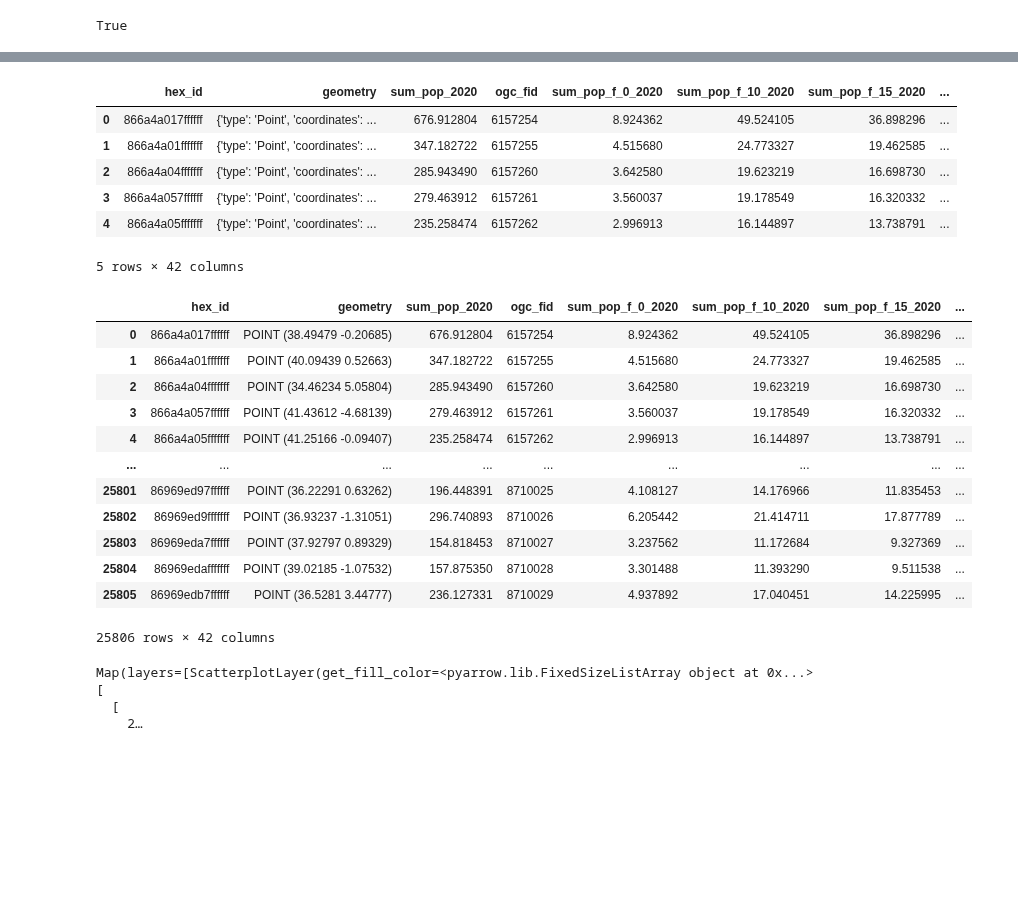
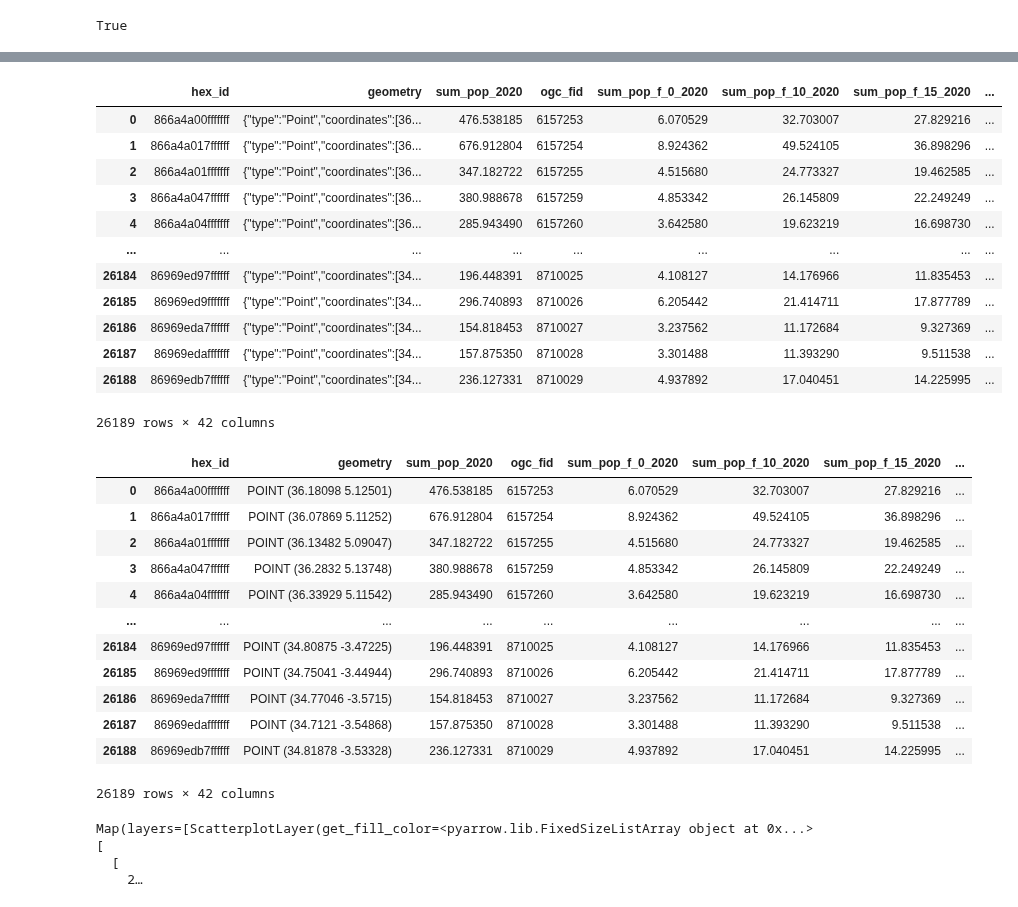
Before and after one commit to worldbank/DECAT_Space2Stats, a Jupyter notebook: notebooks/user-docs/space2stats_py_package_demo.ipynb, the cells around one changed output, grey strips where cells are left out. Cells and saved outputs as stored; diff of their text form; code cells hidden in the pictures; blank space fills up the shorter version.

```diff
--- a/notebooks/user-docs/space2stats_py_package_demo.ipynb
+++ b/notebooks/user-docs/space2stats_py_package_demo.ipynb
@@ -80,36 +97,44 @@ aoi = {
 feat = AOIModel(**aoi)
 # %%
 with StatsTable.connect() as stats_table:
-    data = stats_table.summaries(aoi=feat, spatial_join_method="centroid", fields=fields, geometry="point")
+    data = stats_table.summaries(aoi=feat, spatial_join_method="touches", fields=fields, geometry="point")
     df = pd.DataFrame(data)
 
-df.head()
+df
 # %% [output]
 |  | hex_id | geometry | sum_pop_2020 | ogc_fid | sum_pop_f_0_2020 | sum_pop_f_10_2020 | sum_pop_f_15_2020 | ... |
-| 0 | 866a4a017ffffff | {'type': 'Point', 'coordinates': ... | 676.912804 | 6157254 | 8.924362 | 49.524105 | 36.898296 | ... |
-| 1 | 866a4a01fffffff | {'type': 'Point', 'coordinates': ... | 347.182722 | 6157255 | 4.515680 | 24.773327 | 19.462585 | ... |
-| 2 | 866a4a04fffffff | {'type': 'Point', 'coordinates': ... | 285.943490 | 6157260 | 3.642580 | 19.623219 | 16.698730 | ... |
-| 3 | 866a4a057ffffff | {'type': 'Point', 'coordinates': ... | 279.463912 | 6157261 | 3.560037 | 19.178549 | 16.320332 | ... |
-| 4 | 866a4a05fffffff | {'type': 'Point', 'coordinates': ... | 235.258474 | 6157262 | 2.996913 | 16.144897 | 13.738791 | ... |
+| 0 | 866a4a00fffffff | {"type":"Point","coordinates":[36... | 476.538185 | 6157253 | 6.070529 | 32.703007 | 27.829216 | ... |
+| 1 | 866a4a017ffffff | {"type":"Point","coordinates":[36... | 676.912804 | 6157254 | 8.924362 | 49.524105 | 36.898296 | ... |
+| 2 | 866a4a01fffffff | {"type":"Point","coordinates":[36... | 347.182722 | 6157255 | 4.515680 | 24.773327 | 19.462585 | ... |
+| 3 | 866a4a047ffffff | {"type":"Point","coordinates":[36... | 380.988678 | 6157259 | 4.853342 | 26.145809 | 22.249249 | ... |
+| 4 | 866a4a04fffffff | {"type":"Point","coordinates":[36... | 285.943490 | 6157260 | 3.642580 | 19.623219 | 16.698730 | ... |
+| ... | ... | ... | ... | ... | ... | ... | ... | ... |
+| 26184 | 86969ed97ffffff | {"type":"Point","coordinates":[34... | 196.448391 | 8710025 | 4.108127 | 14.176966 | 11.835453 | ... |
+| 26185 | 86969ed9fffffff | {"type":"Point","coordinates":[34... | 296.740893 | 8710026 | 6.205442 | 21.414711 | 17.877789 | ... |
+| 26186 | 86969eda7ffffff | {"type":"Point","coordinates":[34... | 154.818453 | 8710027 | 3.237562 | 11.172684 | 9.327369 | ... |
+| 26187 | 86969edafffffff | {"type":"Point","coordinates":[34... | 157.875350 | 8710028 | 3.301488 | 11.393290 | 9.511538 | ... |
+| 26188 | 86969edb7ffffff | {"type":"Point","coordinates":[34... | 236.127331 | 8710029 | 4.937892 | 17.040451 | 14.225995 | ... |
-5 rows × 42 columns
+26189 rows × 42 columns
 # %%
-df['geometry'] = df['geometry'].apply(lambda geom: shape(geom))
+from shapely import from_geojson
+
+df['geometry'] = df['geometry'].apply(lambda geom: from_geojson(geom))
 gdf = gpd.GeoDataFrame(df, geometry='geometry', crs='EPSG:4326')
 gdf
 # %% [output]
 |  | hex_id | geometry | sum_pop_2020 | ogc_fid | sum_pop_f_0_2020 | sum_pop_f_10_2020 | sum_pop_f_15_2020 | ... |
-| 0 | 866a4a017ffffff | POINT (38.49479 -0.20685) | 676.912804 | 6157254 | 8.924362 | 49.524105 | 36.898296 | ... |
-| 1 | 866a4a01fffffff | POINT (40.09439 0.52663) | 347.182722 | 6157255 | 4.515680 | 24.773327 | 19.462585 | ... |
-| 2 | 866a4a04fffffff | POINT (34.46234 5.05804) | 285.943490 | 6157260 | 3.642580 | 19.623219 | 16.698730 | ... |
-| 3 | 866a4a057ffffff | POINT (41.43612 -4.68139) | 279.463912 | 6157261 | 3.560037 | 19.178549 | 16.320332 | ... |
-| 4 | 866a4a05fffffff | POINT (41.25166 -0.09407) | 235.258474 | 6157262 | 2.996913 | 16.144897 | 13.738791 | ... |
+| 0 | 866a4a00fffffff | POINT (36.18098 5.12501) | 476.538185 | 6157253 | 6.070529 | 32.703007 | 27.829216 | ... |
+| 1 | 866a4a017ffffff | POINT (36.07869 5.11252) | 676.912804 | 6157254 | 8.924362 | 49.524105 | 36.898296 | ... |
+| 2 | 866a4a01fffffff | POINT (36.13482 5.09047) | 347.182722 | 6157255 | 4.515680 | 24.773327 | 19.462585 | ... |
+| 3 | 866a4a047ffffff | POINT (36.2832 5.13748) | 380.988678 | 6157259 | 4.853342 | 26.145809 | 22.249249 | ... |
+| 4 | 866a4a04fffffff | POINT (36.33929 5.11542) | 285.943490 | 6157260 | 3.642580 | 19.623219 | 16.698730 | ... |
 | ... | ... | ... | ... | ... | ... | ... | ... | ... |
-| 25801 | 86969ed97ffffff | POINT (36.22291 0.63262) | 196.448391 | 8710025 | 4.108127 | 14.176966 | 11.835453 | ... |
-| 25802 | 86969ed9fffffff | POINT (36.93237 -1.31051) | 296.740893 | 8710026 | 6.205442 | 21.414711 | 17.877789 | ... |
-| 25803 | 86969eda7ffffff | POINT (37.92797 0.89329) | 154.818453 | 8710027 | 3.237562 | 11.172684 | 9.327369 | ... |
-| 25804 | 86969edafffffff | POINT (39.02185 -1.07532) | 157.875350 | 8710028 | 3.301488 | 11.393290 | 9.511538 | ... |
-| 25805 | 86969edb7ffffff | POINT (36.5281 3.44777) | 236.127331 | 8710029 | 4.937892 | 17.040451 | 14.225995 | ... |
+| 26184 | 86969ed97ffffff | POINT (34.80875 -3.47225) | 196.448391 | 8710025 | 4.108127 | 14.176966 | 11.835453 | ... |
+| 26185 | 86969ed9fffffff | POINT (34.75041 -3.44944) | 296.740893 | 8710026 | 6.205442 | 21.414711 | 17.877789 | ... |
+| 26186 | 86969eda7ffffff | POINT (34.77046 -3.5715) | 154.818453 | 8710027 | 3.237562 | 11.172684 | 9.327369 | ... |
+| 26187 | 86969edafffffff | POINT (34.7121 -3.54868) | 157.875350 | 8710028 | 3.301488 | 11.393290 | 9.511538 | ... |
+| 26188 | 86969edb7ffffff | POINT (34.81878 -3.53328) | 236.127331 | 8710029 | 4.937892 | 17.040451 | 14.225995 | ... |
-25806 rows × 42 columns
+26189 rows × 42 columns
 # %%
 # Define custom breaks and corresponding RGBA colors
 breaks = [0, 1, 1000, 10000, 50000, 100000, 200000, gdf["sum_pop_2020"].max()]
```
Also changed, not shown: parts of 1 cell of this notebook, 1 other file.
